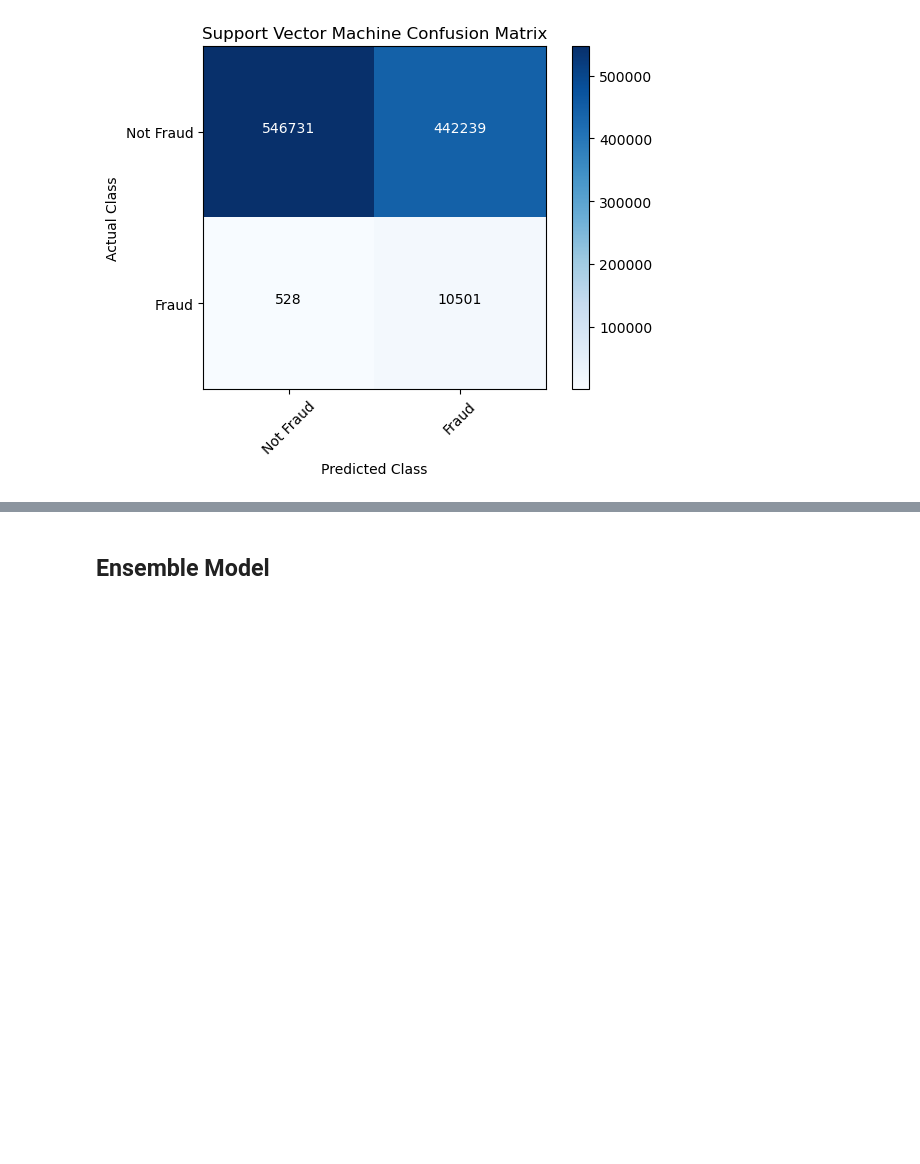
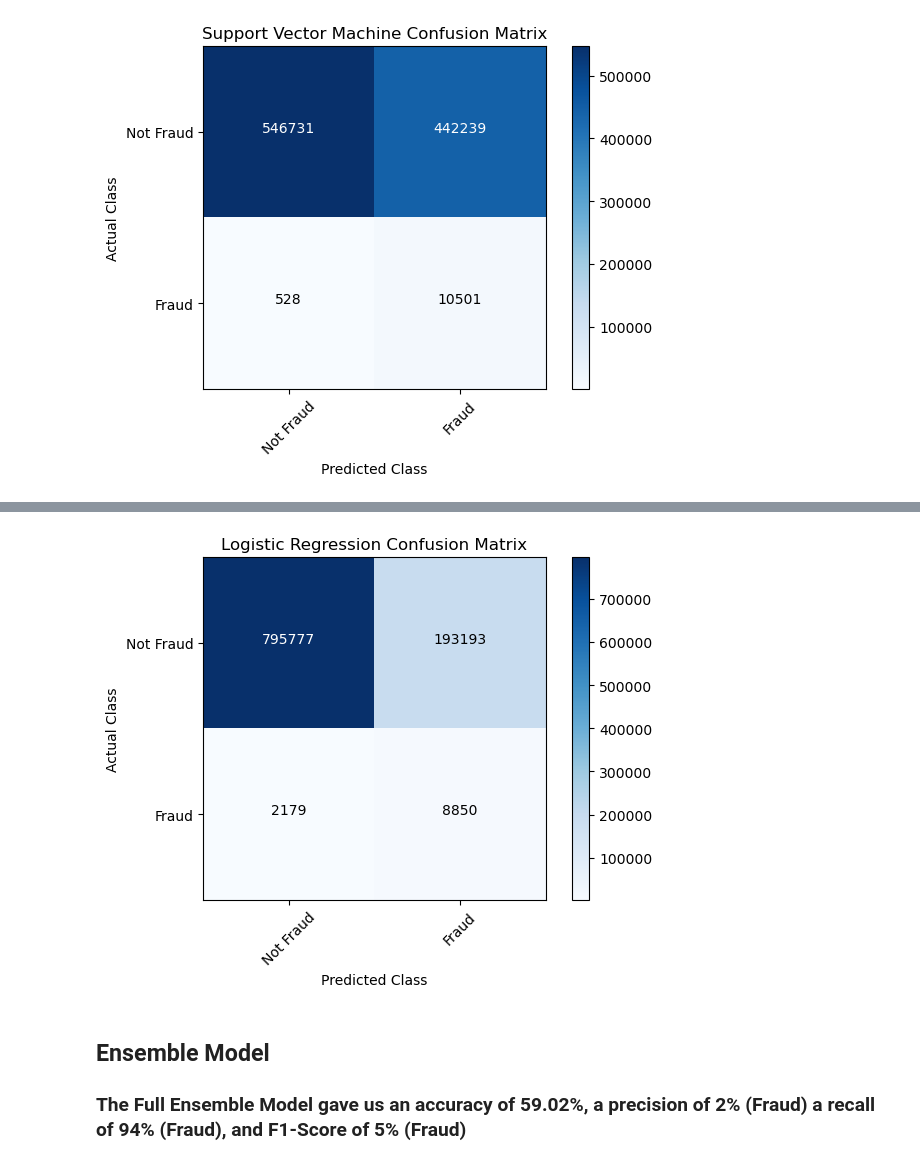
Before and after one commit to sawyermckenney/CSCI-5502-Group-16, a Jupyter notebook: analysis/models/sam/meaux_modeling_section.ipynb, the cells around one changed output, grey strips where cells are left out. Saved outputs shown, nothing was run; the diff lists cells and outputs as text; code cells hidden in the pictures; blank space fills up the shorter version.

```diff
--- a/analysis/models/sam/meaux_modeling_section.ipynb
+++ b/analysis/models/sam/meaux_modeling_section.ipynb
@@ -748,5 +832,30 @@ plt.show()
+# %%
+classes = ["Not Fraud", "Fraud"]
+
+# Plot the confusion matrix
+mcm = confusion_matrix(y, y_pred_lr_full)
+plt.imshow(mcm, interpolation="nearest", cmap=plt.cm.Blues)
+plt.colorbar()
+tick_marks = np.arange(len(classes))
+plt.xticks(tick_marks, classes, rotation=45)
+plt.yticks(tick_marks, classes)
+plt.xlabel("Predicted Class")
+plt.ylabel("Actual Class")
+plt.title("Logistic Regression Confusion Matrix")
+thresh = mcm.max() / 2.  # Find the midpoint to decide text color (white or black)
+for i in range(mcm.shape[0]):
+    for j in range(mcm.shape[1]):
+        plt.text(j, i, format(mcm[i, j], 'd'),
+                 horizontalalignment="center",
+                 color="white" if mcm[i, j] > thresh else "black")
+
+plt.tight_layout()
+plt.show()
+# %% [output]
+[figure, added]
 # %% [markdown]
 ## Ensemble Model
+### The Full Ensemble Model gave us an accuracy of 59.02%, a precision of 2% (Fraud) a recall of 94% (Fraud), and F1-Score of 5% (Fraud)
 # %%
 y_pred_ensemble_full = ensemble_clf.predict(X_scaled_reduced)
 
```
Also changed, not shown: parts of 26 cells of this notebook.
